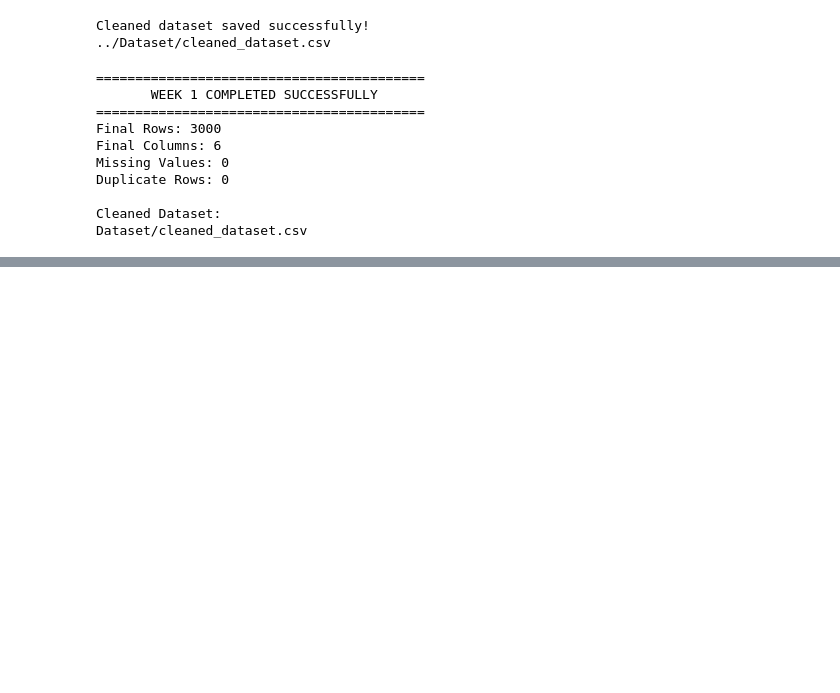
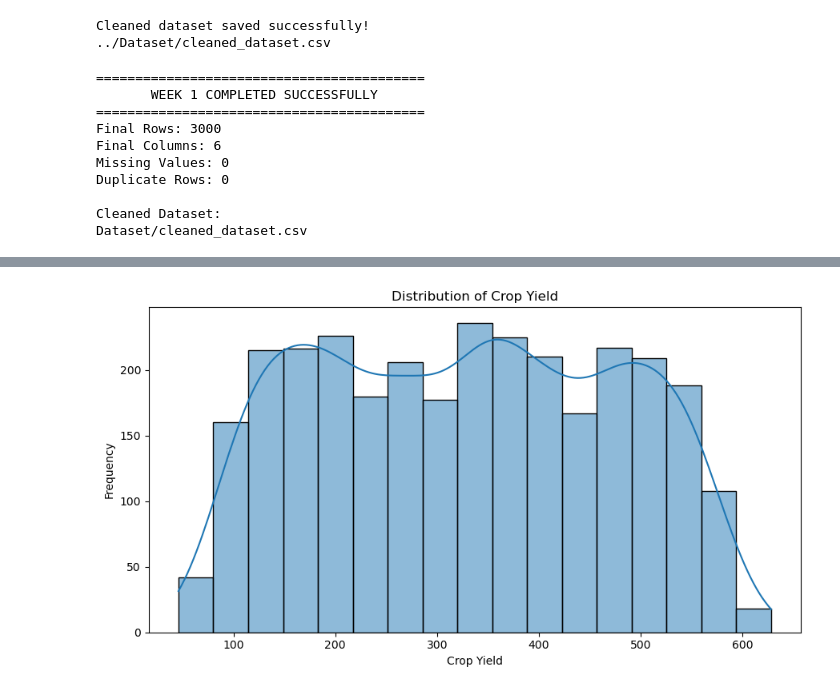
Before and after one commit to Chandril6290Da/agribusiness-crop-yield-analysis, a Jupyter notebook: Notebook/Agribusiness_Crop_Yield_Analysis.ipynb, the cells around one changed output, grey strips where cells are left out. Cells and saved outputs as stored; diff of their text form; code cells hidden in the pictures; blank space fills up the shorter version.

```diff
--- a/Notebook/Agribusiness_Crop_Yield_Analysis.ipynb
+++ b/Notebook/Agribusiness_Crop_Yield_Analysis.ipynb
@@ -402,0 +523,27 @@ Dataset/cleaned_dataset.csv
+# %%
+# ==========================================
+# STEP 6 — CROP YIELD DISTRIBUTION
+# ==========================================
+
+plt.figure(figsize=(9, 5))
+
+sns.histplot(
+    df["crop_yield"],
+    kde=True
+)
+
+plt.title("Distribution of Crop Yield")
+plt.xlabel("Crop Yield")
+plt.ylabel("Frequency")
+
+plt.tight_layout()
+
+plt.savefig(
+    "../Visualizations/crop_yield_distribution.png",
+    dpi=300,
+    bbox_inches="tight"
+)
+
+plt.show()
+# %% [output]
+[figure, added]
```
Also changed, not shown: parts of 22 cells of this notebook, 15 other files.
